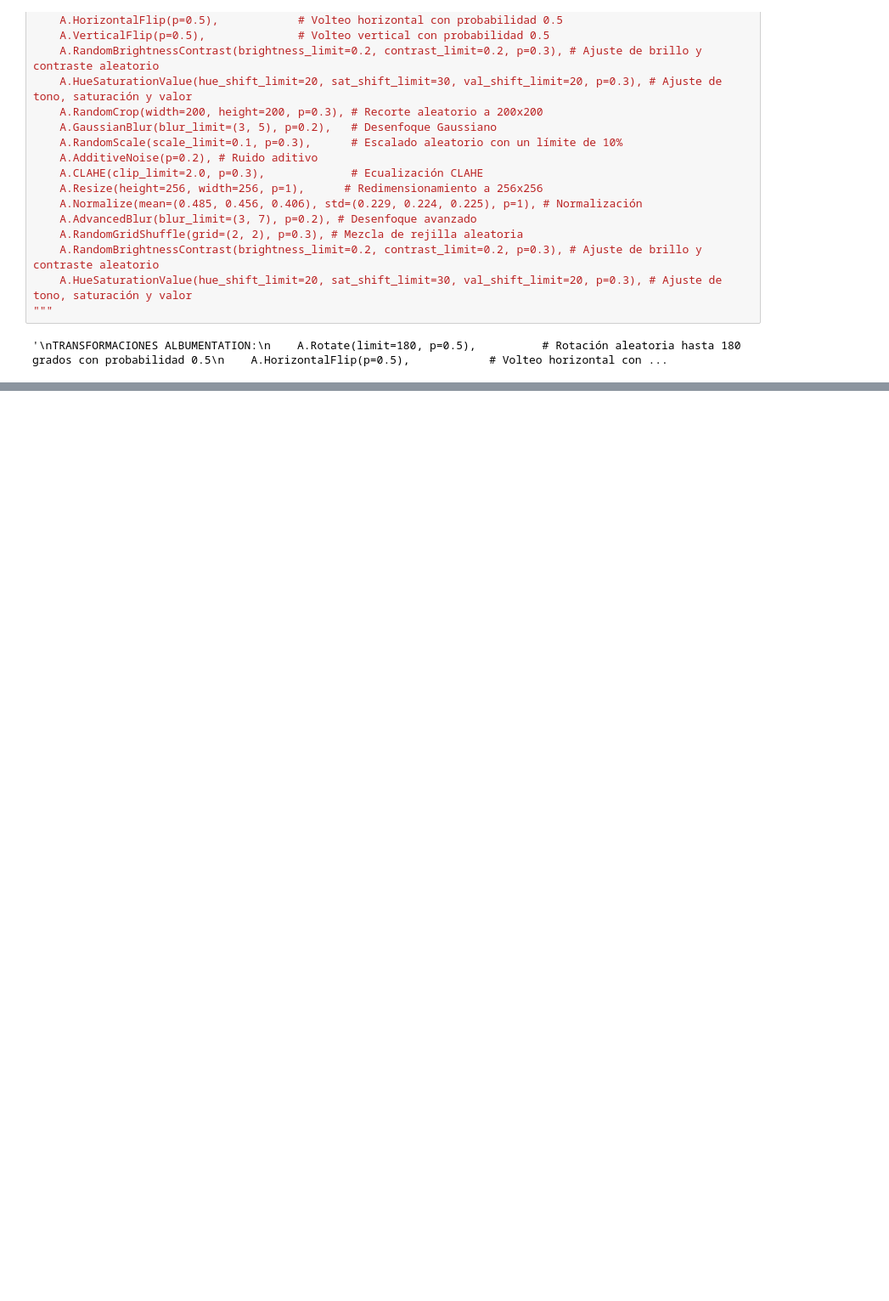
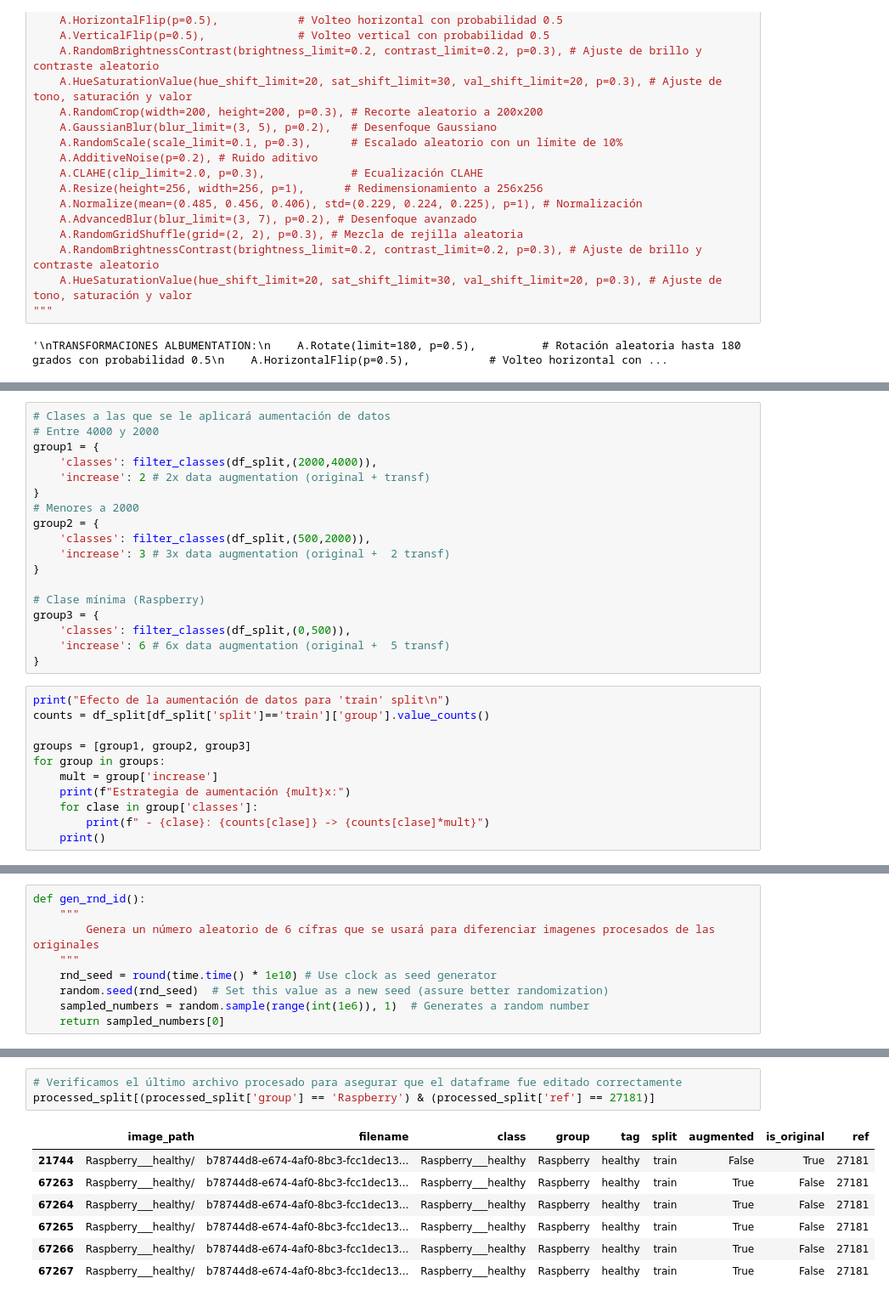
Before and after one commit to MLsound/CV2-PlantVillage, a Jupyter notebook: DataAugmentation.ipynb, the cells around one changed output, grey strips where cells are left out. Shown at 85% size. Cells and saved outputs as stored; diff of their text form; blank space fills up the shorter version.

```diff
--- a/DataAugmentation.ipynb
+++ b/DataAugmentation.ipynb
@@ -179,0 +494,29 @@ Muestra #5 (Índice: 12731):
+# %%
+# Clases a las que se le aplicará aumentación de datos
+# Entre 4000 y 2000
+group1 = {
+    'classes': filter_classes(df_split,(2000,4000)),
+    'increase': 2 # 2x data augmentation (original + transf)
+}
+# Menores a 2000
+group2 = {
+    'classes': filter_classes(df_split,(500,2000)),
+    'increase': 3 # 3x data augmentation (original +  2 transf)
+}
+
+# Clase mínima (Raspberry)
+group3 = {
+    'classes': filter_classes(df_split,(0,500)),
+    'increase': 6 # 6x data augmentation (original +  5 transf)
+}
+# %%
+print("Efecto de la aumentación de datos para 'train' split\n")
+counts = df_split[df_split['split']=='train']['group'].value_counts()
+
+groups = [group1, group2, group3]
+for group in groups:
+    mult = group['increase']
+    print(f"Estrategia de aumentación {mult}x:")
+    for clase in group['classes']:
+        print(f" - {clase}: {counts[clase]} -> {counts[clase]*mult}")
+    print()
@@ -179,0 +541,9 @@ Muestra #5 (Índice: 12731):
+# %%
+def gen_rnd_id():
+    """
+        Genera un número aleatorio de 6 cífras que se usará para diferenciar imagenes procesados de las originales
+    """
+    rnd_seed = round(time.time() * 1e10) # Use clock as seed generator
+    random.seed(rnd_seed)  # Set this value as a new seed (assure better randomization)
+    sampled_numbers = random.sample(range(int(1e6)), 1)  # Generates a random number
+    return sampled_numbers[0]
@@ -179,0 +941,11 @@ Muestra #5 (Índice: 12731):
+# %%
+# Verificamos el último archivo procesado para asegurar que el dataframe fue editado correctamente
+processed_split[(processed_split['group'] == 'Raspberry') & (processed_split['ref'] == 27181)]
+# %% [output]
+|  | image_path | filename | class | group | tag | split | augmented | is_original | ref |
+| 21744 | Raspberry___healthy/ | b78744d8-e674-4af0-8bc3-fcc1dec13... | Raspberry___healthy | Raspberry | healthy | train | False | True | 27181 |
+| 67263 | Raspberry___healthy/ | b78744d8-e674-4af0-8bc3-fcc1dec13... | Raspberry___healthy | Raspberry | healthy | train | True | False | 27181 |
+| 67264 | Raspberry___healthy/ | b78744d8-e674-4af0-8bc3-fcc1dec13... | Raspberry___healthy | Raspberry | healthy | train | True | False | 27181 |
+| 67265 | Raspberry___healthy/ | b78744d8-e674-4af0-8bc3-fcc1dec13... | Raspberry___healthy | Raspberry | healthy | train | True | False | 27181 |
+| 67266 | Raspberry___healthy/ | b78744d8-e674-4af0-8bc3-fcc1dec13... | Raspberry___healthy | Raspberry | healthy | train | True | False | 27181 |
+| 67267 | Raspberry___healthy/ | b78744d8-e674-4af0-8bc3-fcc1dec13... | Raspberry___healthy | Raspberry | healthy | train | True | False | 27181 |
```
Also changed, not shown: parts of 52 cells of this notebook, 3 other files.
